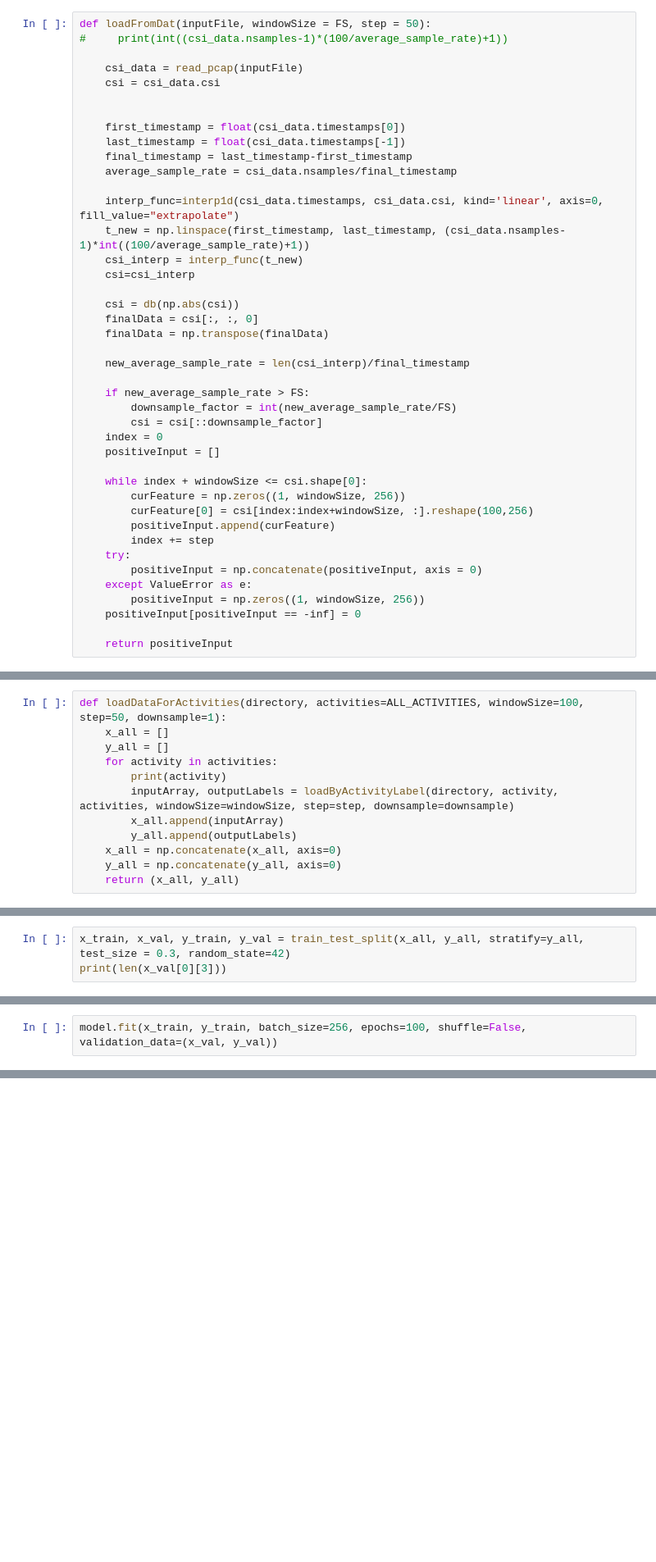
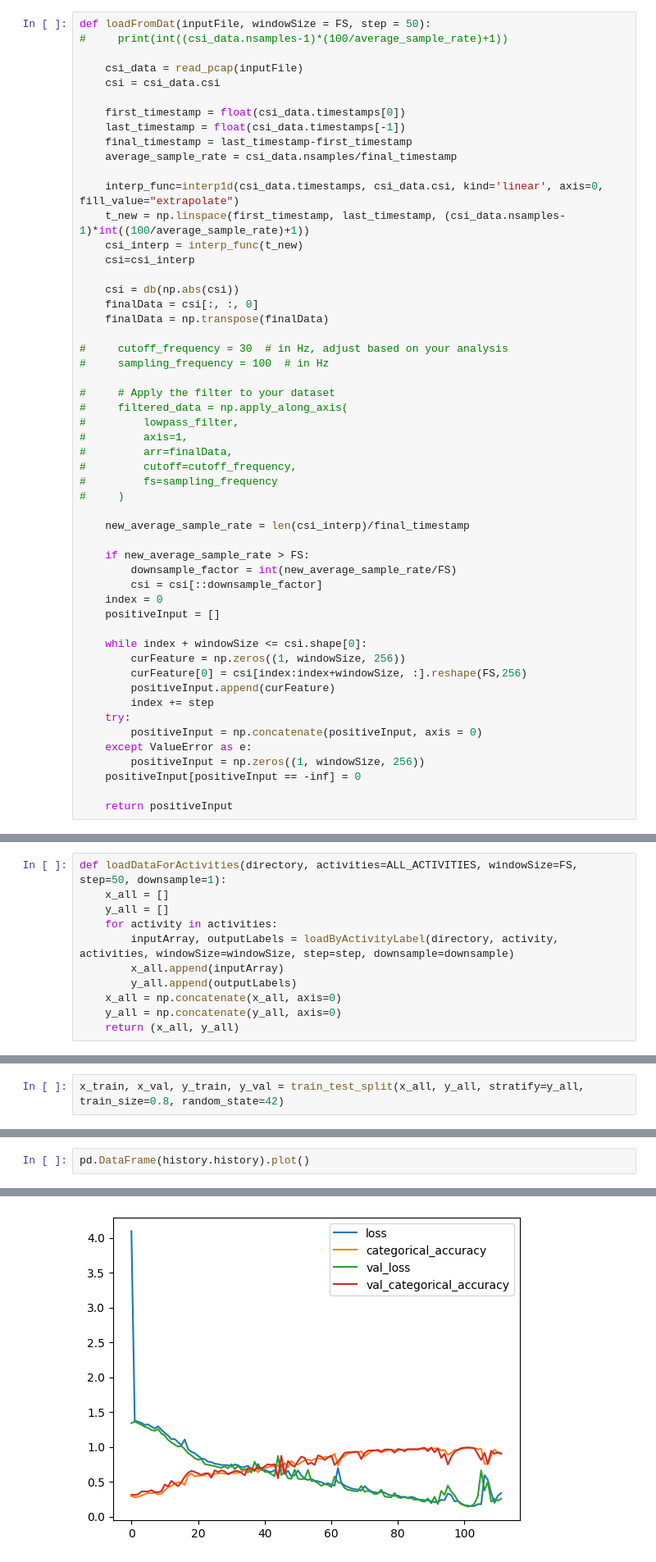
Before and after one commit to adrianlamug/WiFiCSI, a Jupyter notebook: FYP/trial1/FYPModel.ipynb, the cells around one changed output, grey strips where cells are left out. Shown: that part at 82% size. Drawn from its saved outputs; the diff is of its cells as text; blank space fills up the shorter version.

```diff
--- a/FYP/trial1/FYPModel.ipynb
+++ b/FYP/trial1/FYPModel.ipynb
@@ -37,7 +47,6 @@ def loadFromDat(inputFile, windowSize = FS, step = 50):
 
     csi_data = read_pcap(inputFile)
     csi = csi_data.csi
-
 
     first_timestamp = float(csi_data.timestamps[0])
     last_timestamp = float(csi_data.timestamps[-1])
@@ -53,6 +62,18 @@ def loadFromDat(inputFile, windowSize = FS, step = 50):
     finalData = csi[:, :, 0]
     finalData = np.transpose(finalData)
 
+#     cutoff_frequency = 30  # in Hz, adjust based on your analysis
+#     sampling_frequency = 100  # in Hz
+
+#     # Apply the filter to your dataset
+#     filtered_data = np.apply_along_axis(
+#         lowpass_filter,
+#         axis=1,
+#         arr=finalData,
+#         cutoff=cutoff_frequency,
+#         fs=sampling_frequency
+#     )
+
     new_average_sample_rate = len(csi_interp)/final_timestamp
 
     if new_average_sample_rate > FS:
@@ -63,7 +84,7 @@ def loadFromDat(inputFile, windowSize = FS, step = 50):
 
     while index + windowSize <= csi.shape[0]:
         curFeature = np.zeros((1, windowSize, 256))
-        curFeature[0] = csi[index:index+windowSize, :].reshape(100,256)
+        curFeature[0] = csi[index:index+windowSize, :].reshape(FS,256)
         positiveInput.append(curFeature)
         index += step
     try:
@@ -93,11 +130,10 @@ def loadByActivityLabel(directory, activity, activities=ALL_ACTIVITIES, windowSi
     outputLabels[:, activities.index(activity)] = 1
     return inputArray, outputLabels
 # %%
-def loadDataForActivities(directory, activities=ALL_ACTIVITIES, windowSize=100, step=50, downsample=1):
+def loadDataForActivities(directory, activities=ALL_ACTIVITIES, windowSize=FS, step=50, downsample=1):
     x_all = []
     y_all = []
     for activity in activities:
-        print(activity)
         inputArray, outputLabels = loadByActivityLabel(directory, activity, activities, windowSize=windowSize, step=step, downsample=downsample)
         x_all.append(inputArray)
         y_all.append(outputLabels)
@@ -147,3 +150,2 @@ loadDataForActivities(dataset_dir, downsample=1)
 # %%
-x_train, x_val, y_train, y_val = train_test_split(x_all, y_all, stratify=y_all, test_size = 0.3, random_state=42)
-print(len(x_val[0][3]))
+x_train, x_val, y_train, y_val = train_test_split(x_all, y_all, stratify=y_all, train_size=0.8, random_state=42)
@@ -172,2 +159,0 @@ model.compile(optimizer=RMSprop(learning_rate=0.0001), loss="categorical_crossen
-# %%
-model.fit(x_train, y_train, batch_size=256, epochs=100, shuffle=False, validation_data=(x_val, y_val))
@@ -192,0 +259,3 @@ Epoch 100/100
+# %%
+pd.DataFrame(history.history).plot()
+# %% [output]
@@ -193,2 +263,3 @@ Epoch 100/100
+[figure, added]
 # %%
 y_pred = model.predict(x_val)
```
Also changed, not shown: parts of 23 cells of this notebook, 8 other files.
